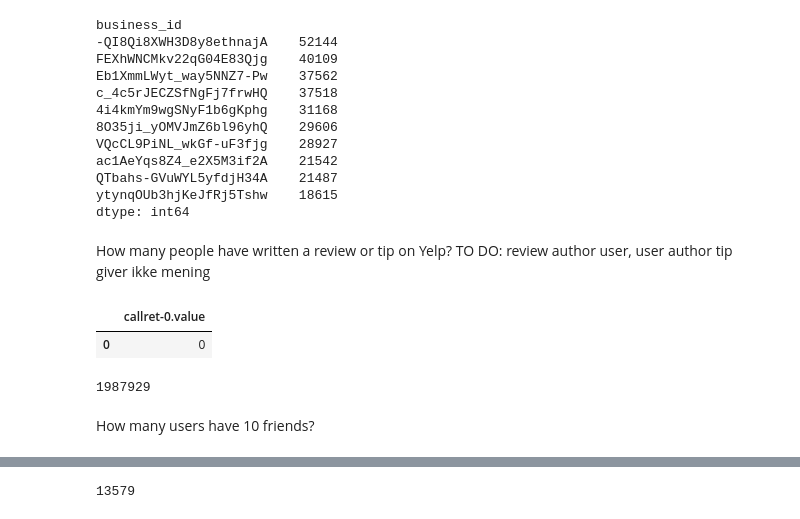
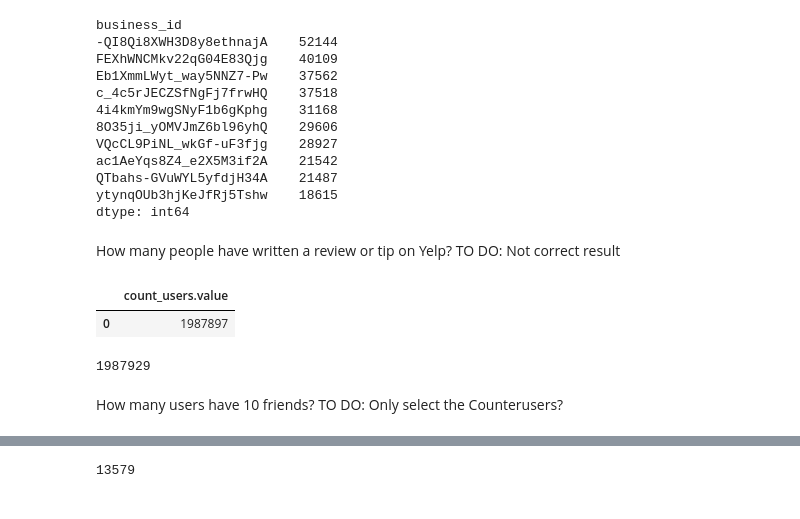
Before and after one commit to christiannielsen98/DVML-P7, a Jupyter notebook: Code/CompetencyQuestions/yelp_competency_question.ipynb, the cells around one changed output, grey strips where cells are left out. Cells and saved outputs as stored; diff of their text form; code cells hidden in the pictures.

```diff
--- a/Code/CompetencyQuestions/yelp_competency_question.ipynb
+++ b/Code/CompetencyQuestions/yelp_competency_question.ipynb
@@ -285,25 +293,27 @@ QTbahs-GVuWYL5yfdjH34A    21487
 ytynqOUb3hjKeJfRj5Tshw    18615
 dtype: int64
 # %% [markdown]
-How many people have written a review or tip on Yelp? TO DO: review author user, user author tip giver ikke mening
+How many people have written a review or tip on Yelp?
+TO DO: Not correct result
 # %%
 sparql_query = """
-SELECT DISTINCT COUNT(?users) AS ?count_users
+SELECT COUNT(DISTINCT(?user)) AS ?countUsers
 WHERE {
     ?user rdfs:Class schema:Person .
     ?review schema:author ?user .
 }
 """
 
 run_query(query=sparql_query, as_dataframe=True)
 # %% [output]
-|  | callret-0.value |
-| 0 | 0 |
+|  | count_users.value |
+| 0 | 1987897 |
 # %%
 reviews.drop_duplicates(subset=['user_id']).shape[0]
 # %% [output]
 1987929
 # %% [markdown]
 How many users have 10 friends?
+TO DO: Only select the Counterusers?
 # %%
 sparql_query = """
```
Also changed, not shown: parts of 16 cells of this notebook, 9 other files.
